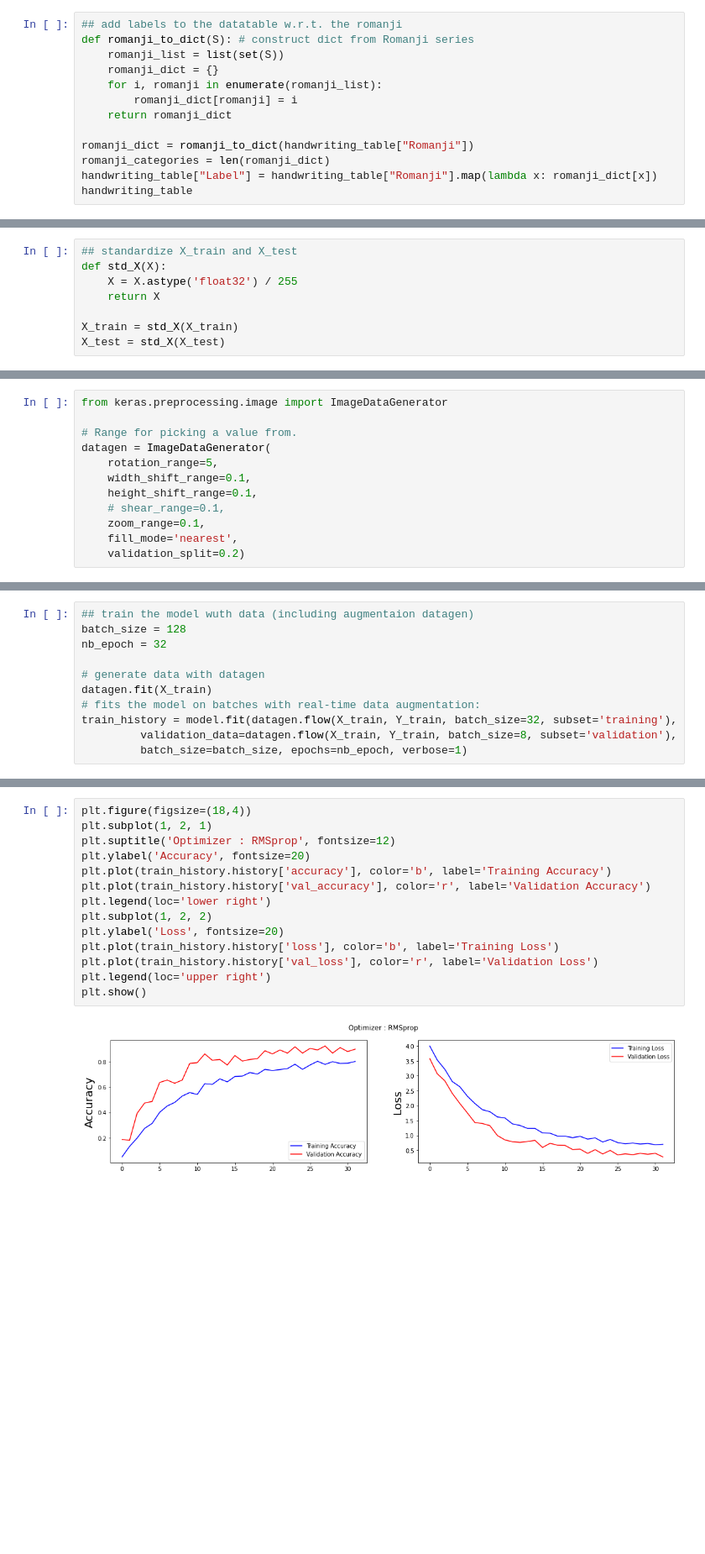
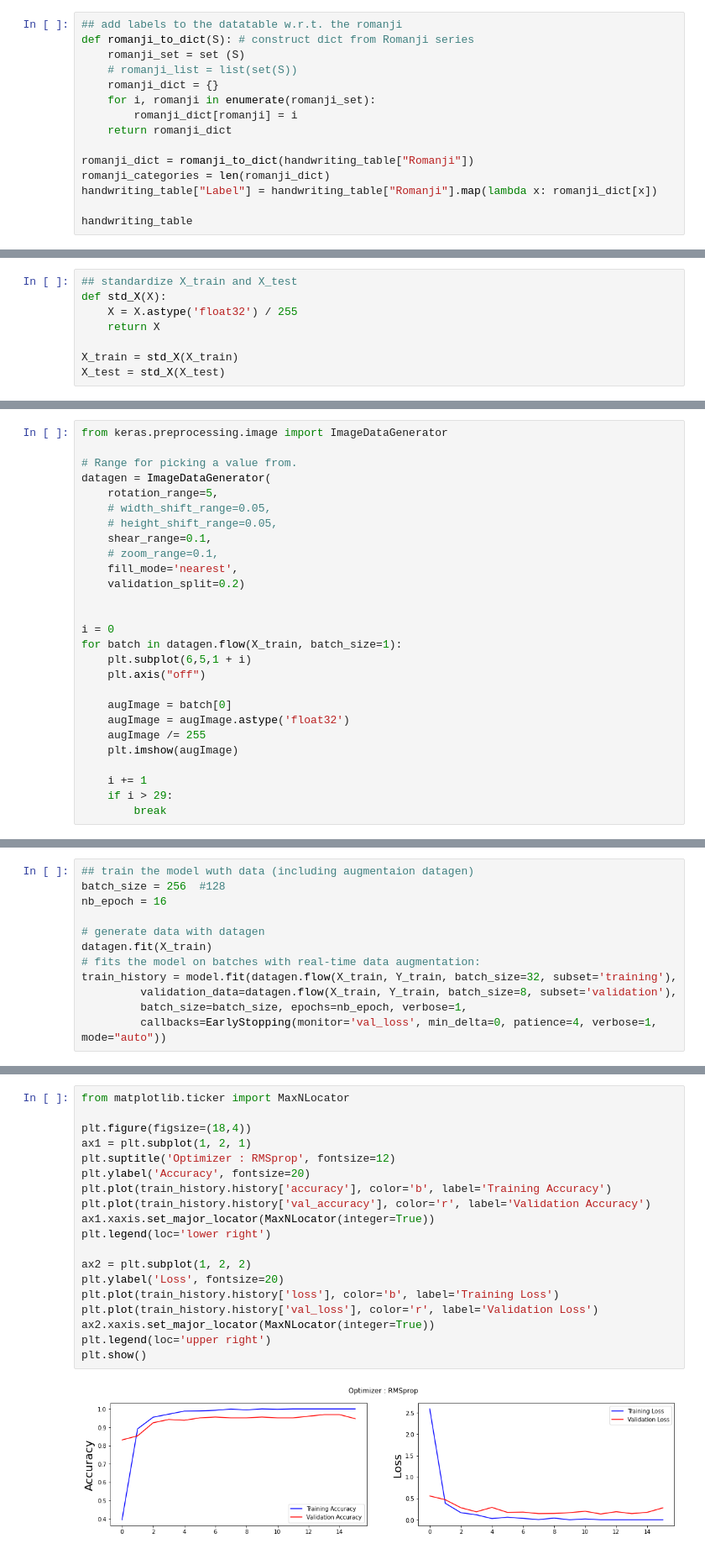
Before and after one commit to tim840818/nihongo_recognition, a Jupyter notebook: hiragana_recognition.ipynb, the cells around one changed output, grey strips where cells are left out. Shown: that part at 84% size. Drawn from its saved outputs; the diff is of its cells as text; blank space fills up the shorter version.

Commit message:
update the newest model-training script

```diff
--- a/hiragana_recognition.ipynb
+++ b/hiragana_recognition.ipynb
@@ -69,15 +145,17 @@ handwriting_table
 # %%
 ## add labels to the datatable w.r.t. the romanji
 def romanji_to_dict(S): # construct dict from Romanji series
-    romanji_list = list(set(S))
+    romanji_set = set (S)
+    # romanji_list = list(set(S))
     romanji_dict = {}
-    for i, romanji in enumerate(romanji_list):
+    for i, romanji in enumerate(romanji_set):
         romanji_dict[romanji] = i
     return romanji_dict
 
 romanji_dict = romanji_to_dict(handwriting_table["Romanji"])
 romanji_categories = len(romanji_dict)
 handwriting_table["Label"] = handwriting_table["Romanji"].map(lambda x: romanji_dict[x])
+
 handwriting_table
 # %% [output]
 |  | Handwriting | Filename | Romanji | Label |
@@ -174,9 +258,24 @@ from keras.preprocessing.image import ImageDataGenerator
 # Range for picking a value from.
 datagen = ImageDataGenerator(
     rotation_range=5,
-    width_shift_range=0.1,
-    height_shift_range=0.1,
-    # shear_range=0.1,
-    zoom_range=0.1,
+    # width_shift_range=0.05,
+    # height_shift_range=0.05,
+    shear_range=0.1,
+    # zoom_range=0.1,
     fill_mode='nearest',
     validation_split=0.2)
+
+
+i = 0
+for batch in datagen.flow(X_train, batch_size=1):
+    plt.subplot(6,5,1 + i)
+    plt.axis("off")
+
+    augImage = batch[0]
+    augImage = augImage.astype('float32')
+    augImage /= 255
+    plt.imshow(augImage)
+
+    i += 1
+    if i > 29:
+        break
@@ -183,12 +284,13 @@ datagen = ImageDataGenerator(
 # %%
 ## train the model wuth data (including augmentaion datagen)
-batch_size = 128
-nb_epoch = 32
+batch_size = 256  #128
+nb_epoch = 16
 
 # generate data with datagen
 datagen.fit(X_train)
 # fits the model on batches with real-time data augmentation:
 train_history = model.fit(datagen.flow(X_train, Y_train, batch_size=32, subset='training'),
          validation_data=datagen.flow(X_train, Y_train, batch_size=8, subset='validation'),
-         batch_size=batch_size, epochs=nb_epoch, verbose=1)
+         batch_size=batch_size, epochs=nb_epoch, verbose=1,
+         callbacks=EarlyStopping(monitor='val_loss', min_delta=0, patience=4, verbose=1, mode="auto"))
 # %% [output]
@@ -212,18 +316,23 @@ Epoch 32/32
 # %%
+from matplotlib.ticker import MaxNLocator
+
 plt.figure(figsize=(18,4))
-plt.subplot(1, 2, 1)
+ax1 = plt.subplot(1, 2, 1)
 plt.suptitle('Optimizer : RMSprop', fontsize=12)
 plt.ylabel('Accuracy', fontsize=20)
 plt.plot(train_history.history['accuracy'], color='b', label='Training Accuracy')
 plt.plot(train_history.history['val_accuracy'], color='r', label='Validation Accuracy')
+ax1.xaxis.set_major_locator(MaxNLocator(integer=True))
 plt.legend(loc='lower right')
-plt.subplot(1, 2, 2)
+
+ax2 = plt.subplot(1, 2, 2)
 plt.ylabel('Loss', fontsize=20)
 plt.plot(train_history.history['loss'], color='b', label='Training Loss')
 plt.plot(train_history.history['val_loss'], color='r', label='Validation Loss')
+ax2.xaxis.set_major_locator(MaxNLocator(integer=True))
 plt.legend(loc='upper right')
 plt.show()
 # %% [output]
-[figure, old version]
+[figure, new version]
 # %% [markdown]
 # Model Evaluation
```
Also changed, not shown: parts of 37 cells of this notebook.
